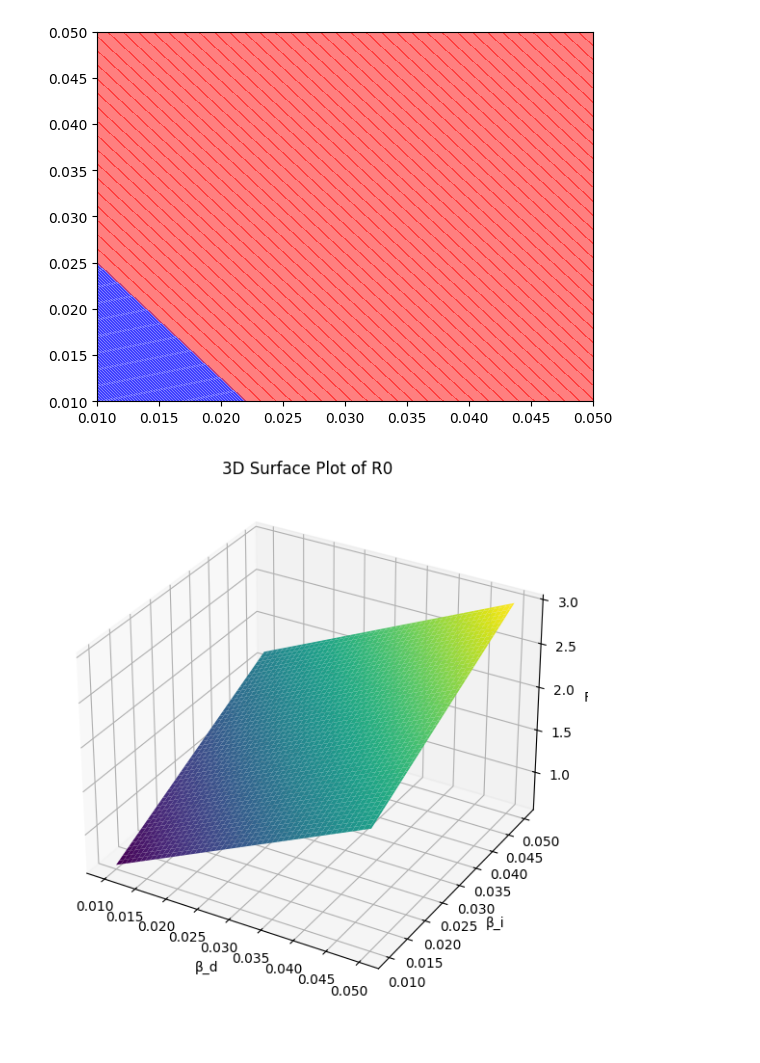
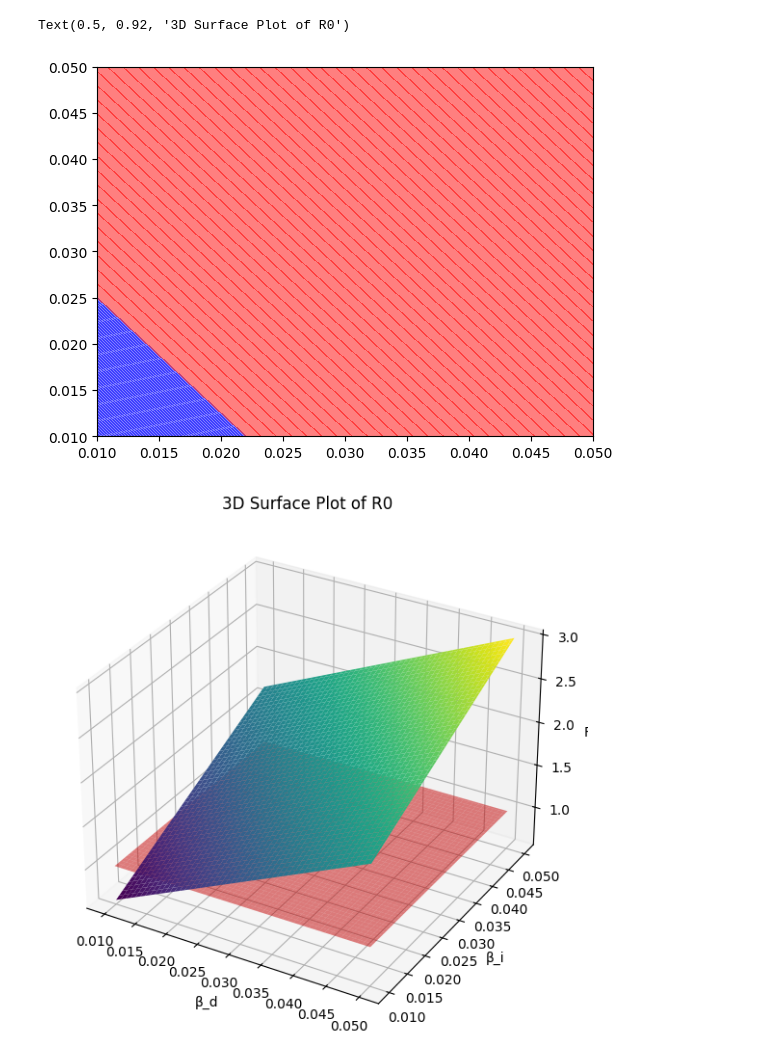
Before and after one commit to nazabu/WNS-Mathematical-Simulation, a Jupyter notebook: src/Surface and Contour Plot.ipynb, the cells around one changed output. Saved outputs shown, nothing was run; the diff lists cells and outputs as text; code cells hidden in the pictures.

```diff
--- a/src/Surface and Contour Plot.ipynb
+++ b/src/Surface and Contour Plot.ipynb
@@ -46,32 +53,37 @@ beta_i_range = np.linspace(0.01, 0.05, 100)
 beta_d_mesh, beta_i_mesh = np.meshgrid(beta_d_range, beta_i_range)
 
 R0_mesh = compute_R0(beta_d_mesh, 0.03, beta_i_mesh, 0.04, 0.05)
 
 plt.figure(figsize=(8,6))
 contour = plt.contourf(beta_d_mesh, beta_i_mesh, R0_mesh, levels=50, cmap="coolwarm")
 plt.colorbar(contour, label="R0 Value")
 plt.xlabel("Direct Transmission Rate (β_d)")
 plt.ylabel("Indirect transmission rate (β_i)")
 plt.title("Contour Plot of R0 as a Function of β_d and β_i")
 plt.show()
 
 
 # Ensure level values are strictly increasing
 if R0_mesh.min() < 1 < R0_mesh.max():
     plt.contourf(beta_d_mesh, beta_i_mesh, R0_mesh, levels=np.linspace(R0_mesh.min(), 1 - 1e-6, 50), colors='blue', alpha=0.5)  # Below R0=1
     plt.contourf(beta_d_mesh, beta_i_mesh, R0_mesh, levels=np.linspace(1 + 1e-6, R0_mesh.max(), 50), colors='red', alpha=0.5)  # Above R0=1
 
 
 fig = plt.figure(figsize=(10,7))
 ax = fig.add_subplot(111, projection='3d')
 ax.plot_surface(beta_d_mesh, beta_i_mesh, R0_mesh, cmap="viridis")
+
+Z_plane = np.ones_like(R0_mesh)
+ax.plot_surface(beta_d_mesh, beta_i_mesh, Z_plane, color='red', alpha=0.5)
+
 ax.set_xlabel("β_d")
 ax.set_ylabel("β_i")
 ax.set_zlabel("R0")
 plt.title("3D Surface Plot of R0")
 plt.show()
 # %% [output]
 [figure]
+Text(0.5, 0.92, '3D Surface Plot of R0')
 [figure]
-[figure, old version]
+[figure, new version]
 # %%
```
Also changed, not shown: parts of 2 cells of this notebook.
